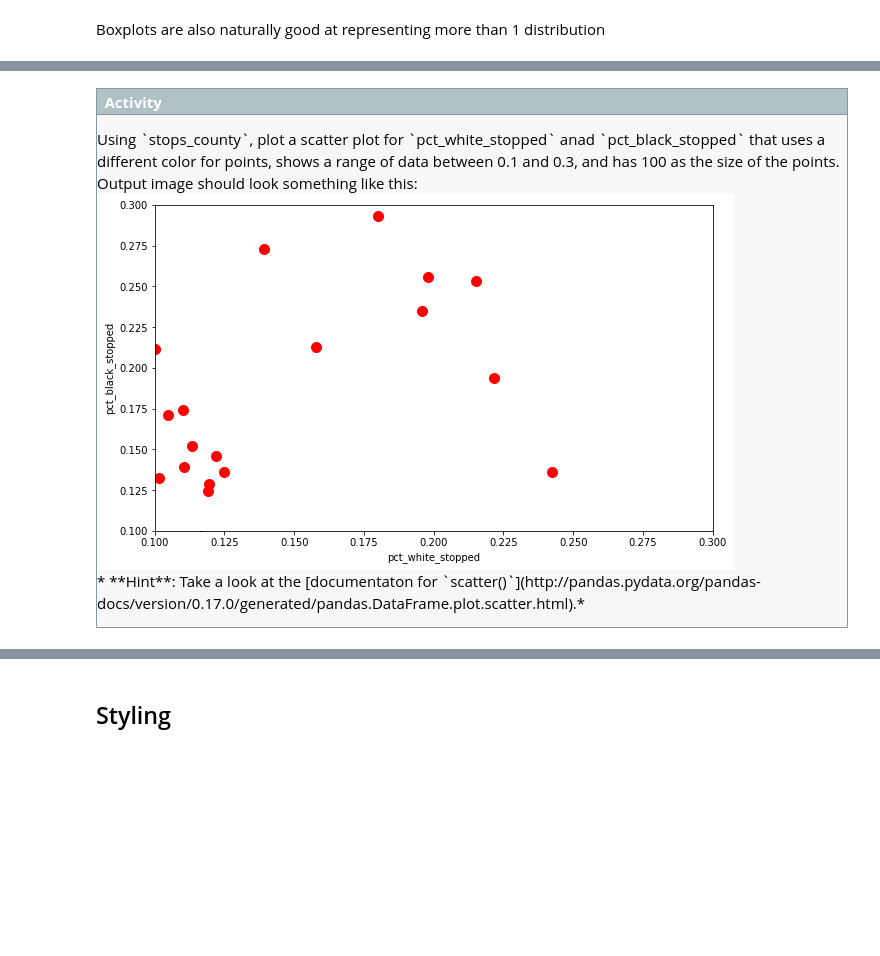
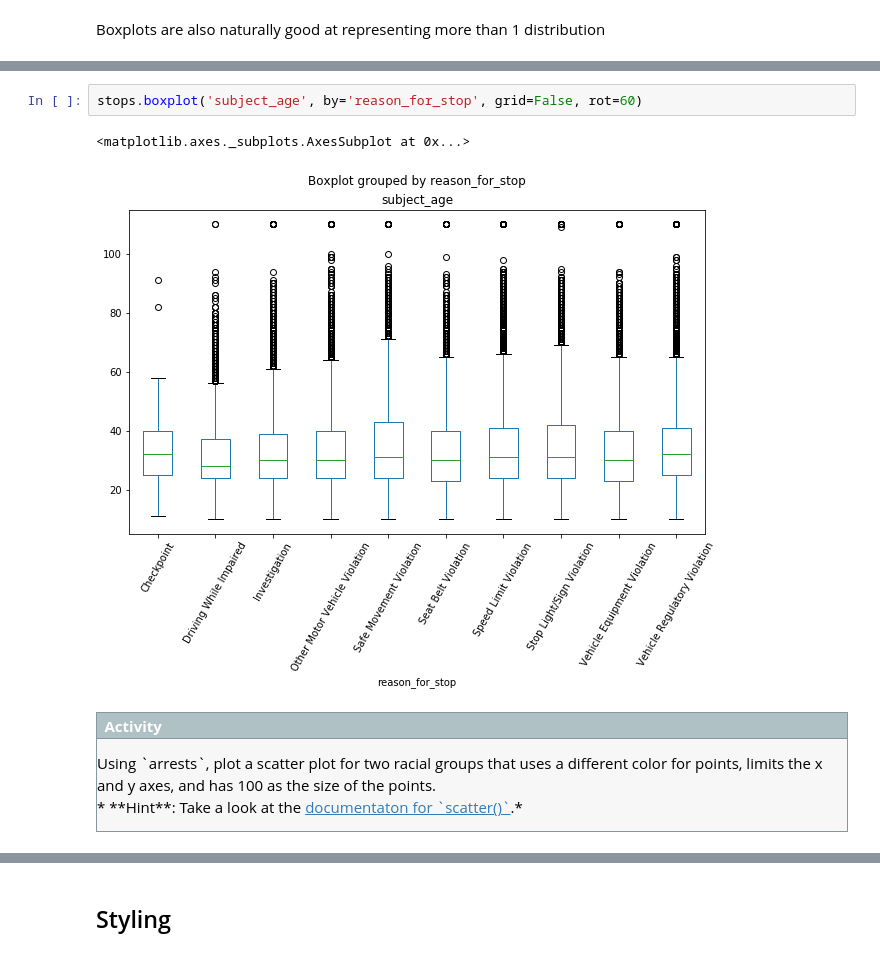
Before and after one commit to NCSU-Libraries/data-viz-workshops, a Jupyter notebook: Data_Vizualization_with_Python/data_visualization.ipynb, the cells around one changed output, grey strips where cells are left out. Saved outputs shown, nothing was run; the diff lists cells and outputs as text; blank space fills up the shorter version.

Commit message:
Update further sections for new data

```diff
--- a/Data_Vizualization_with_Python/data_visualization.ipynb
+++ b/Data_Vizualization_with_Python/data_visualization.ipynb
@@ -667,14 +670,17 @@ stops.boxplot('driver_age', by='violation', grid=False)
+# %%
+stops.boxplot('subject_age', by='reason_for_stop', grid=False, rot=60)
+# %% [output]
+<matplotlib.axes._subplots.AxesSubplot at 0x...>
+[figure, added]
 # %% [markdown]
 <div style="font-size: 1em; margin: 1em 0 1em 0; border: 1px solid #86989B; background-color: #f7f7f7; padding: 0;">
 <p style="margin: 0; padding: 0.1em 0 0.1em 0.5em; color: white; border-bottom: 1px solid #86989B; font-weight: bold; background-color: #AFC1C4;">
 Activity
 </p>
 <p style="margin: 0.5em 1em 0.5em 1em; padding: 0;">
-Using `stops_county`, plot a scatter plot for `pct_white_stopped` anad `pct_black_stopped` that uses a different color for points, shows a range of data between 0.1 and 0.3, and has 100 as the size of the points.
-Output image should look something like this:
-<img src="embedded-picture-1">
+Using `arrests`, plot a scatter plot for two racial groups that uses a different color for points, limits the x and y axes, and has 100 as the size of the points.
 <br/>
-* **Hint**: Take a look at the [documentaton for `scatter()`](http://pandas.pydata.org/pandas-docs/version/0.17.0/generated/pandas.DataFrame.plot.scatter.html).*
+    * **Hint**: Take a look at the <a href="https://pandas.pydata.org/pandas-docs/stable/reference/api/pandas.DataFrame.plot.scatter.html">documentaton for `scatter()`</a>.*
 </p>
 </div>
 # %%
```
Also changed, not shown: parts of 27 cells of this notebook.
